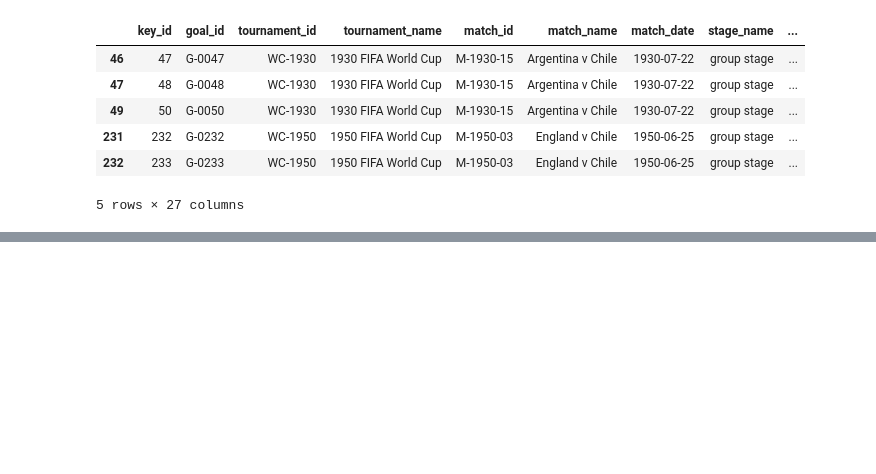
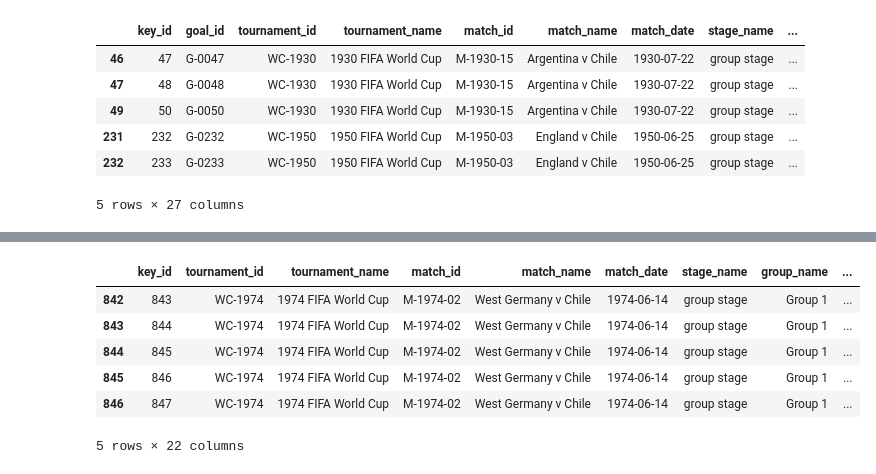
Before and after one commit to Claudio-AhumadaL/Chile_in_the_FIFA_WC, a Jupyter notebook: Chile_FIFA_WC.ipynb, the cells around one changed output, grey strips where cells are left out. Saved outputs shown, nothing was run; the diff lists cells and outputs as text; code cells hidden in the pictures; blank space fills up the shorter version.

```diff
--- a/Chile_FIFA_WC.ipynb
+++ b/Chile_FIFA_WC.ipynb
@@ -91,0 +109,16 @@ manager_appearances_chile.head()
+# %%
+# Load player_appearances database and obtain a dataframe for Chile's players
+
+player_appearances = pd.read_csv('./data-csv/player_appearances.csv')
+
+player_appearances_chile = player_appearances[player_appearances['team_name'] == 'Chile']
+
+player_appearances_chile.head()
+# %% [output]
+|  | key_id | tournament_id | tournament_name | match_id | match_name | match_date | stage_name | group_name | ... |
+| 842 | 843 | WC-1974 | 1974 FIFA World Cup | M-1974-02 | West Germany v Chile | 1974-06-14 | group stage | Group 1 | ... |
+| 843 | 844 | WC-1974 | 1974 FIFA World Cup | M-1974-02 | West Germany v Chile | 1974-06-14 | group stage | Group 1 | ... |
+| 844 | 845 | WC-1974 | 1974 FIFA World Cup | M-1974-02 | West Germany v Chile | 1974-06-14 | group stage | Group 1 | ... |
+| 845 | 846 | WC-1974 | 1974 FIFA World Cup | M-1974-02 | West Germany v Chile | 1974-06-14 | group stage | Group 1 | ... |
+| 846 | 847 | WC-1974 | 1974 FIFA World Cup | M-1974-02 | West Germany v Chile | 1974-06-14 | group stage | Group 1 | ... |
+5 rows × 22 columns
```
Also changed, not shown: parts of 5 cells of this notebook.
